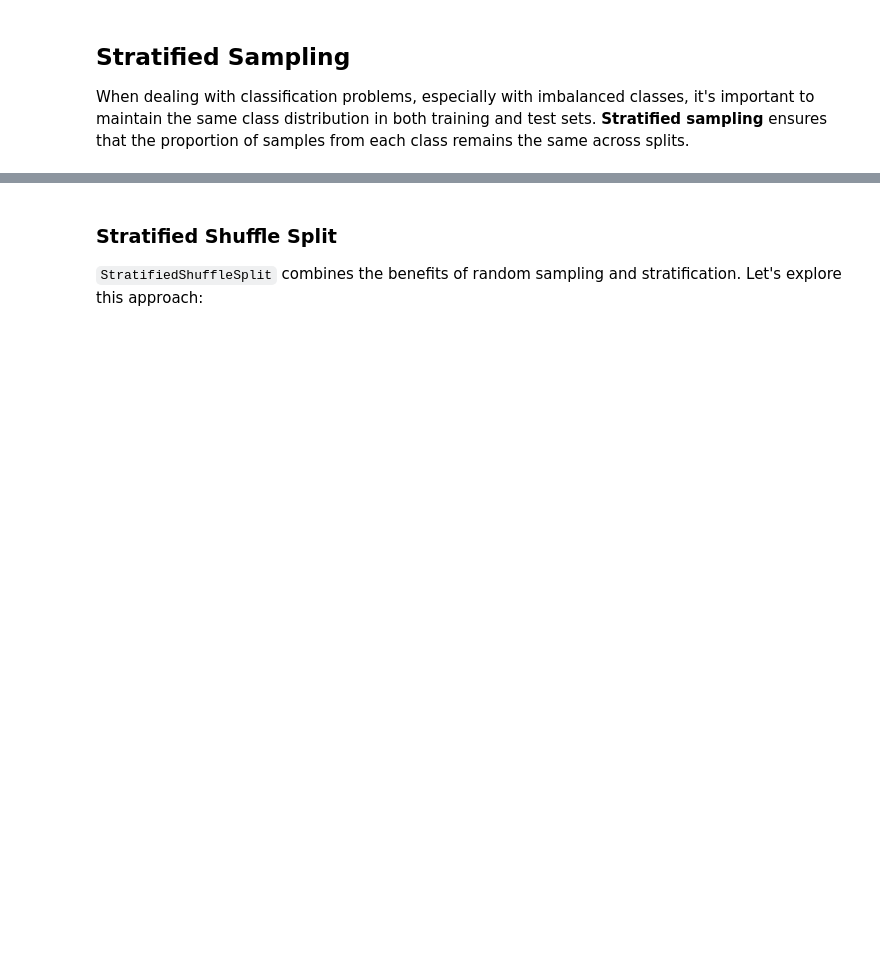
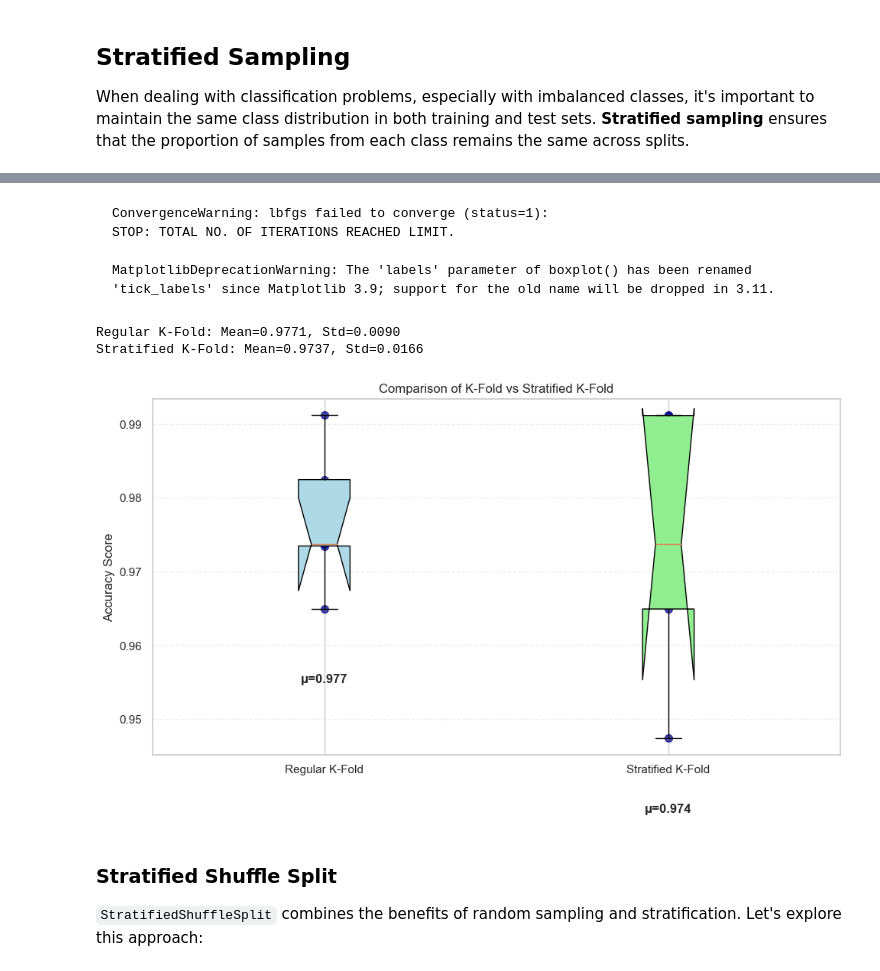
Before and after one commit to pavelklos/ai-ml, a Jupyter notebook: 2-ML/02-01-03.ipynb, the cells around one changed output, grey strips where cells are left out. Cells and saved outputs as stored; diff of their text form; code cells hidden in the pictures; blank space fills up the shorter version.

````diff
--- a/2-ML/02-01-03.ipynb
+++ b/2-ML/02-01-03.ipynb
@@ -477,3 +749,76 @@ plt.show()
+# %% [markdown]
+```
+ConvergenceWarning: lbfgs failed to converge (status=1):
+STOP: TOTAL NO. OF ITERATIONS REACHED LIMIT.
+
+MatplotlibDeprecationWarning: The 'labels' parameter of boxplot() has been renamed 'tick_labels' since Matplotlib 3.9; support for the old name will be dropped in 3.11.
+```
+# %%
+# Scale the data before applying Logistic Regression
+scaler = StandardScaler()
+X_scaled = scaler.fit_transform(X_cancer)  # Assuming X_cancer is your feature set
+
+# Using StratifiedKFold for cross-validation with imbalanced classes
+stratified_kf = StratifiedKFold(n_splits=5, shuffle=True, random_state=42)
+regular_kf = KFold(n_splits=5, shuffle=True, random_state=42)
+
+# Function to evaluate and compare CV strategies
+def compare_cv_strategies(X, y, cv_strategies, model):
+    results = {}
+
+    for name, cv in cv_strategies.items():
+        scores = cross_val_score(model, X, y, cv=cv, scoring='accuracy')
+        results[name] = scores
+
+    return results
+
+# Compare regular K-Fold with Stratified K-Fold
+cv_strategies = {
+    'Regular K-Fold': regular_kf,
+    'Stratified K-Fold': stratified_kf
+}
+
+# Logistic Regression model with increased iterations
+model = LogisticRegression(max_iter=500)  # Increased max_iter to help with convergence
+cv_results = compare_cv_strategies(X_scaled, y_cancer, cv_strategies, model)  # Use scaled data
+
+# Visualize the comparison
+plt.figure(figsize=(10, 6))
+colors = ['lightblue', 'lightgreen']
+box = plt.boxplot(
+    [cv_results[name] for name in cv_strategies.keys()],
+    patch_artist=True,
+    notch=True,
+    tick_labels=list(cv_strategies.keys())  # Use tick_labels instead of labels
+)
+
+# Customize box colors
+for patch, color in zip(box['boxes'], colors):
+    patch.set_facecolor(color)
+
+# Add individual points
+for i, name in enumerate(cv_strategies.keys()):
+    plt.scatter([i+1] * len(cv_results[name]), cv_results[name],
+                alpha=0.7, s=50, color='darkblue')
+
+    # Print statistics
+    mean_score = np.mean(cv_results[name])
+    std_score = np.std(cv_results[name])
+    print(f"{name}: Mean={mean_score:.4f}, Std={std_score:.4f}")
+
+    # Add mean to the plot
+    plt.text(i+1, min(cv_results[name])-0.01, f"μ={mean_score:.3f}",
+             ha='center', fontweight='bold')
+
+plt.ylabel('Accuracy Score')
+plt.title('Comparison of K-Fold vs Stratified K-Fold')
+plt.grid(axis='y', linestyle='--', alpha=0.3)
+plt.tight_layout()
+plt.show()
+# %% [output]
+Regular K-Fold: Mean=0.9771, Std=0.0090
+Stratified K-Fold: Mean=0.9737, Std=0.0166
+[figure, added]
 # %% [markdown]
 ### Stratified Shuffle Split
 
````
Also changed, not shown: parts of 30 cells of this notebook.
